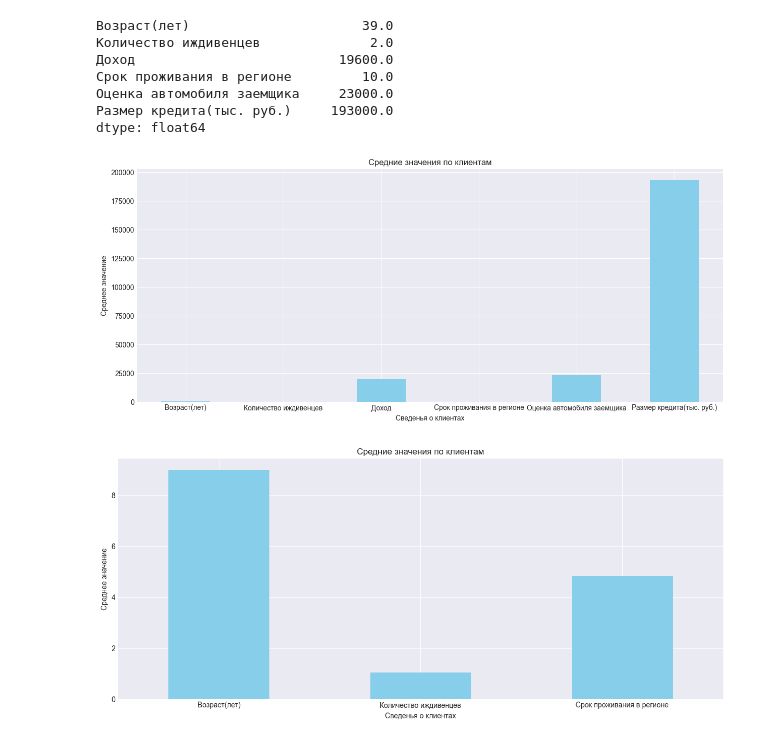
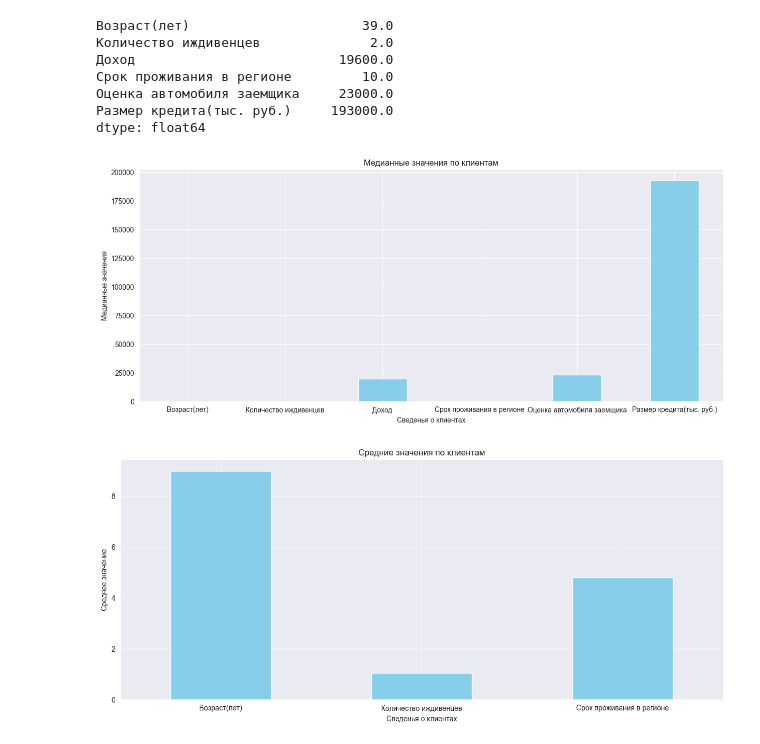
Before and after one commit to Nikita-Seomin/Mag_IAD_methods_data_analysis, a Jupyter notebook: lab1.ipynb, the cells around one changed output. Drawn from its saved outputs; the diff is of its cells as text; code cells hidden in the pictures.

```diff
--- a/lab1.ipynb
+++ b/lab1.ipynb
@@ -161,18 +161,18 @@ dtype: float64
 # %%
 # Создаем гистограмму
 plt.figure(figsize=(15, 6))
 median_values.plot(kind='bar', color='skyblue')
 
 # Добавляем подписи и заголовок
-plt.title('Средние значения по клиентам')
+plt.title('Медианные значения по клиентам')
 plt.xlabel('Сведенья о клиентах')
-plt.ylabel('Среднее значение')
+plt.ylabel('Медианные значения')
 plt.xticks(rotation=0)
 
 # Показать график
 plt.show()
 # %% [output]
-[figure, old version]
+[figure, new version]
 # %%
 # Оставляем только малые значения чтобы подробнее их рассмотреть
 median_values_small_values = std_values.copy()
```
Also changed, not shown: parts of 9 cells of this notebook.
